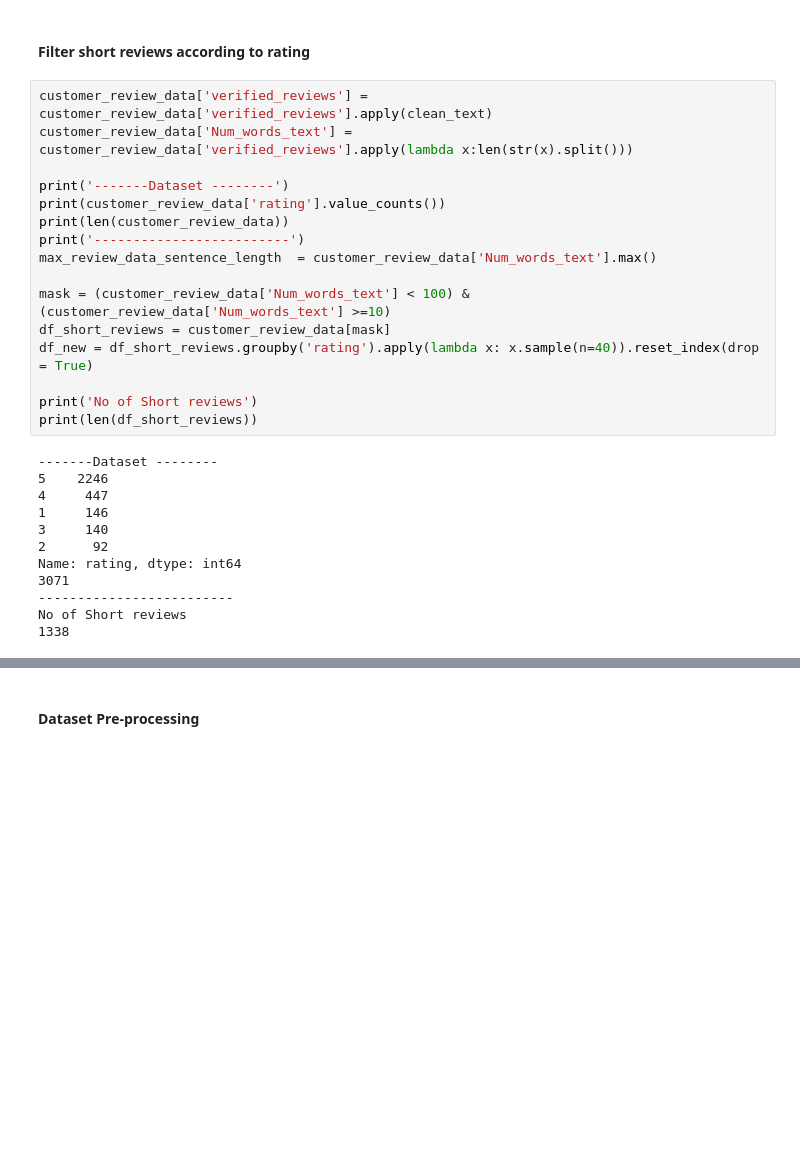
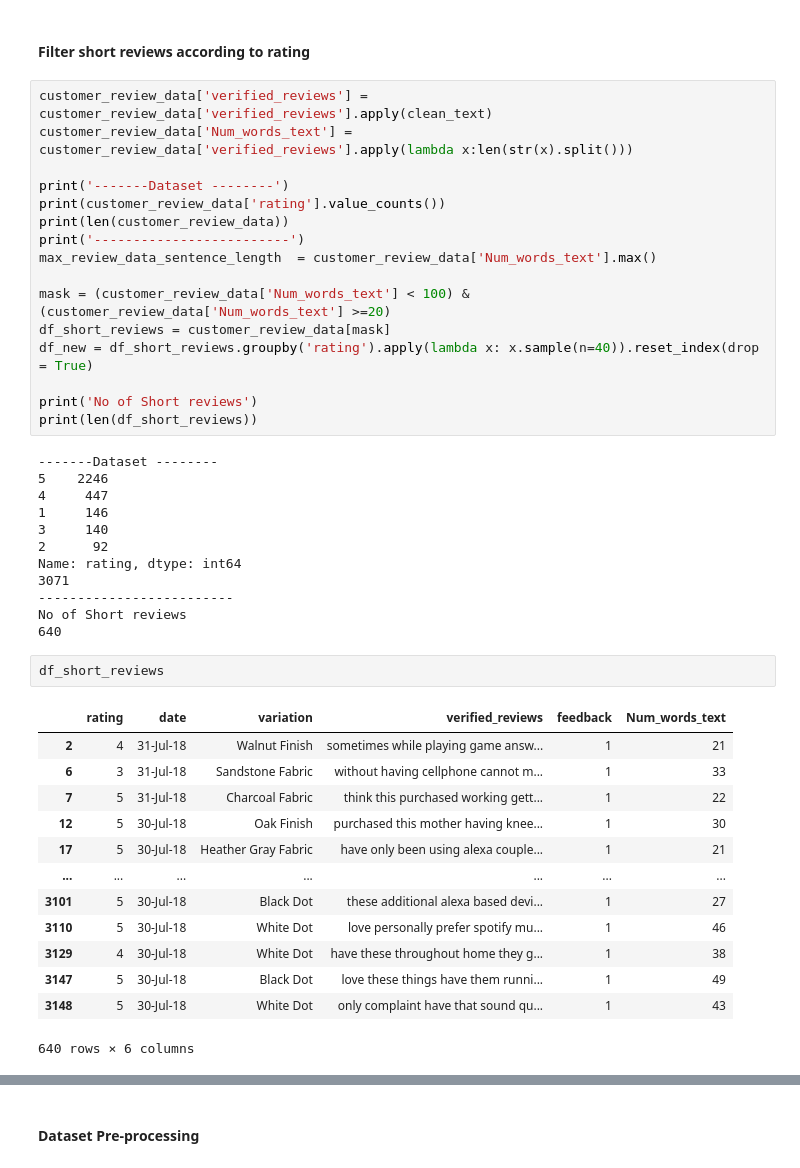
Before and after one commit to LahiruKumaraHewagama/LDA_Customer_Interests_Modelling, a Jupyter notebook: Latent Dirichlet Allocation(LDA) for 'customer interest' modelling.ipynb, the cells around one changed output, grey strips where cells are left out. Saved outputs shown, nothing was run; the diff lists cells and outputs as text; blank space fills up the shorter version.

```diff
--- a/Latent Dirichlet Allocation(LDA) for 'customer interest' modelling.ipynb
+++ b/Latent Dirichlet Allocation(LDA) for 'customer interest' modelling.ipynb
@@ -87,7 +87,7 @@ print(len(customer_review_data))
 print('-------------------------')
 max_review_data_sentence_length  = customer_review_data['Num_words_text'].max()
 
-mask = (customer_review_data['Num_words_text'] < 100) & (customer_review_data['Num_words_text'] >=10)
+mask = (customer_review_data['Num_words_text'] < 100) & (customer_review_data['Num_words_text'] >=20)
 df_short_reviews = customer_review_data[mask]
 df_new = df_short_reviews.groupby('rating').apply(lambda x: x.sample(n=40)).reset_index(drop = True)
 
@@ -104,7 +104,23 @@ Name: rating, dtype: int64
 3071
 -------------------------
 No of Short reviews
-1338
+640
+# %%
+df_short_reviews
+# %% [output]
+|  | rating | date | variation | verified_reviews | feedback | Num_words_text |
+| 2 | 4 | 31-Jul-18 | Walnut Finish | sometimes while playing game answ... | 1 | 21 |
+| 6 | 3 | 31-Jul-18 | Sandstone Fabric | without having cellphone cannot m... | 1 | 33 |
+| 7 | 5 | 31-Jul-18 | Charcoal Fabric | think this purchased working gett... | 1 | 22 |
+| 12 | 5 | 30-Jul-18 | Oak Finish | purchased this mother having knee... | 1 | 30 |
+| 17 | 5 | 30-Jul-18 | Heather Gray Fabric | have only been using alexa couple... | 1 | 21 |
+| ... | ... | ... | ... | ... | ... | ... |
+| 3101 | 5 | 30-Jul-18 | Black Dot | these additional alexa based devi... | 1 | 27 |
+| 3110 | 5 | 30-Jul-18 | White Dot | love personally prefer spotify mu... | 1 | 46 |
+| 3129 | 4 | 30-Jul-18 | White Dot | have these throughout home they g... | 1 | 38 |
+| 3147 | 5 | 30-Jul-18 | Black Dot | love these things have them runni... | 1 | 49 |
+| 3148 | 5 | 30-Jul-18 | White Dot | only complaint have that sound qu... | 1 | 43 |
+640 rows × 6 columns
 # %%
 df_new
 # %% [output]
```
Also changed, not shown: parts of 14 cells of this notebook.
